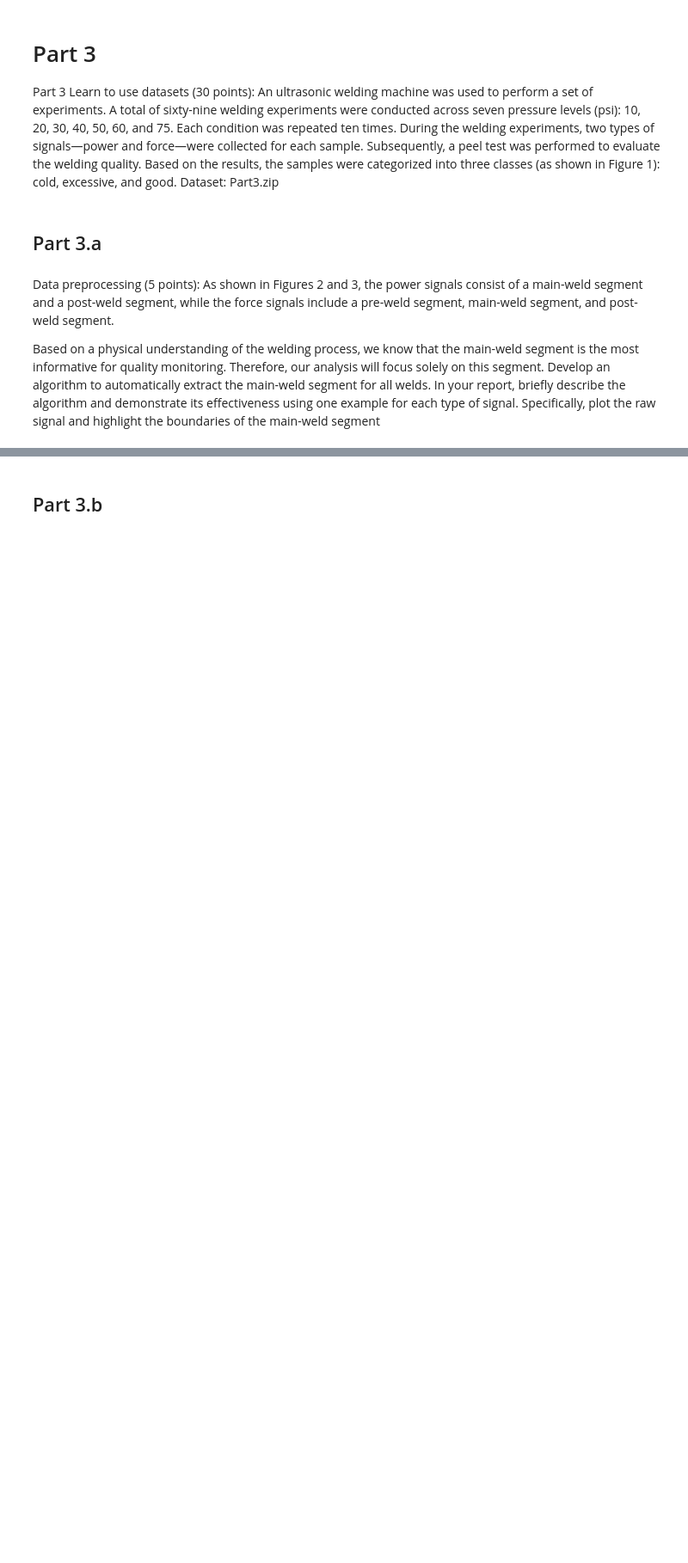
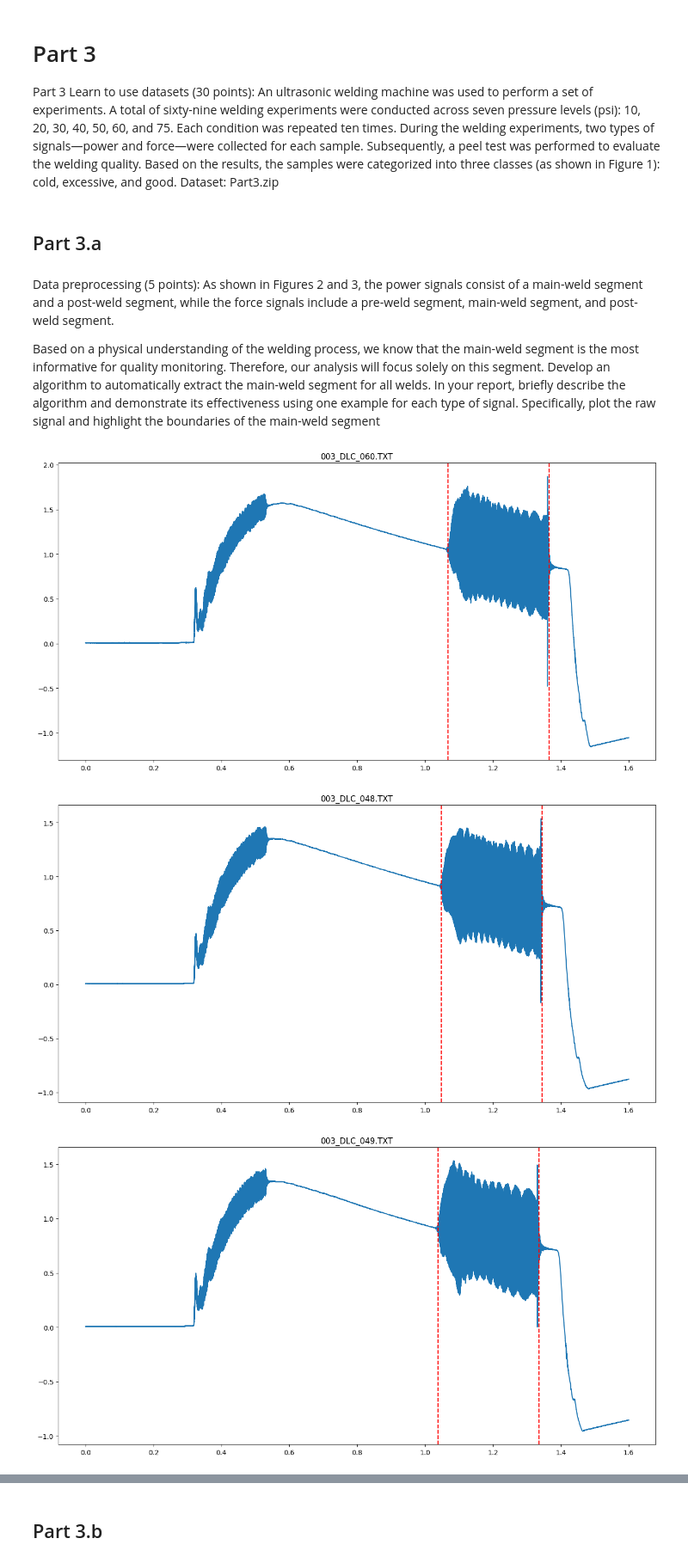
Before and after one commit to ivokusi/ME453-Final-Project, a Jupyter notebook: main.ipynb, the cells around one changed output, grey strips where cells are left out. Shown at 86% size. Saved outputs shown, nothing was run; the diff lists cells and outputs as text; code cells hidden in the pictures; blank space fills up the shorter version.

```diff
--- a/main.ipynb
+++ b/main.ipynb
@@ -36,3 +36,9 @@ import pandas as pd
 import numpy as np
 # %%
 from part3a import extract_force_signals, extract_force_main_weld_segment
+
+main_signals = extract_force_main_weld_segment(plot = True)
+# %% [output]
+[figure, added]
+[figure, added]
+[figure, added]
```
Also changed, not shown: parts of 2 cells of this notebook, 2 other files.
